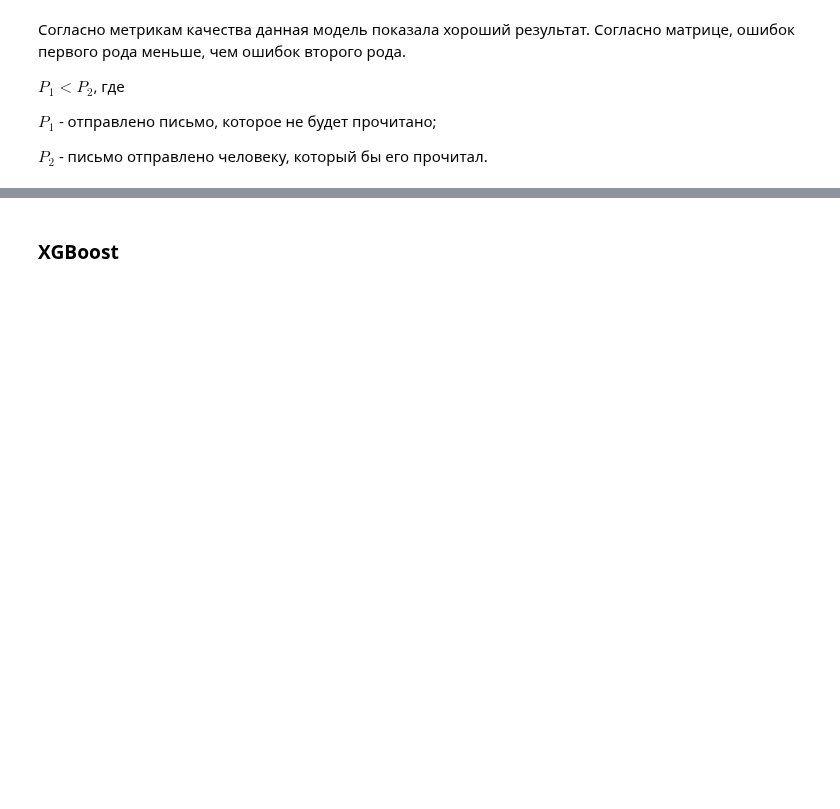
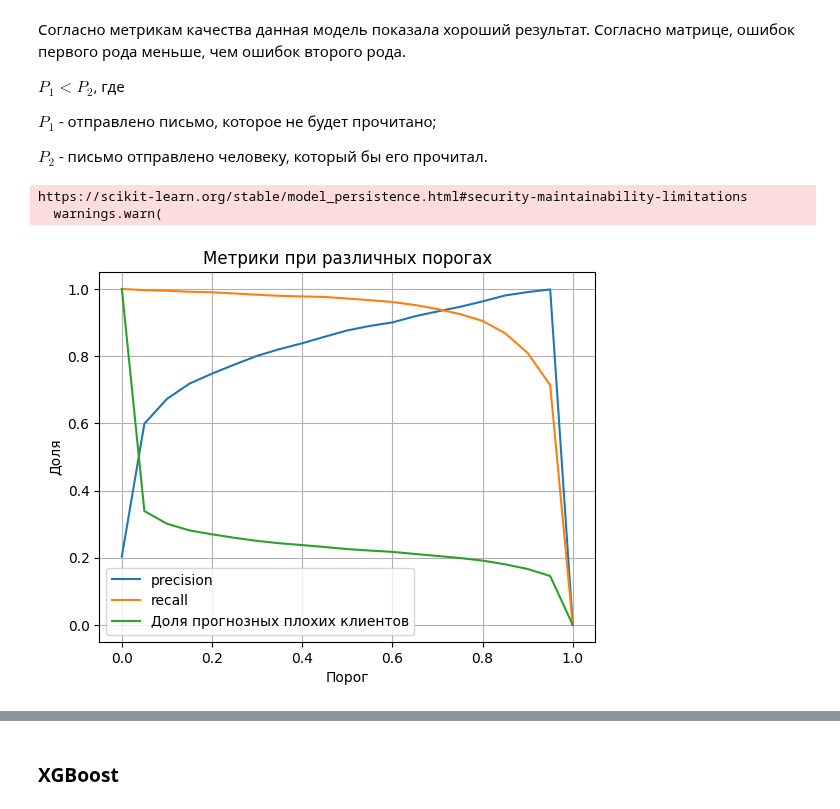
Before and after one commit to Bjorik23/mipt_datatons, a Jupyter notebook: target_customer_segment/ml_boost/ml_boost.ipynb, the cells around one changed output, grey strips where cells are left out. Cells and saved outputs as stored; diff of their text form; code cells hidden in the pictures; blank space fills up the shorter version.

```diff
--- a/target_customer_segment/ml_boost/ml_boost.ipynb
+++ b/target_customer_segment/ml_boost/ml_boost.ipynb
@@ -894,3 +1032,19 @@ $P_2$ - письмо отправлено человеку, который бы
 # Сохраним модель
 with open(r'models/lgb_class_model.pkl', 'wb') as file:
     pickle.dump(lgbm_class, file)
+# %%
+# Загрузка модели из файла
+with open(r'models/lgb_class_model.pkl', 'rb') as file:
+    lgbm_class = pickle.load(file)
+# %% [output]
+https://scikit-learn.org/stable/model_persistence.html#security-maintainability-limitations
+  warnings.warn(
+# %%
+# Используйте ваши предсказания и истинные значения
+y_true = y_test
+y_pred_proba = lgbm_class.predict_proba(X_test)[:, 1]
+
+# Построим график
+plot_metrics_at_thresholds(y_true, y_pred_proba)
+# %% [output]
+[figure, added]
```
Also changed, not shown: parts of 17 cells of this notebook, 1 other file.
